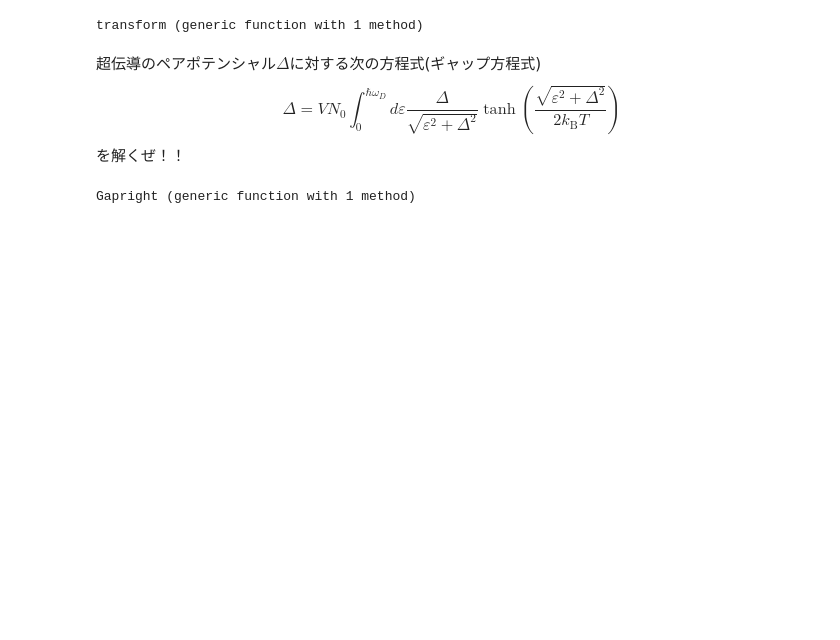
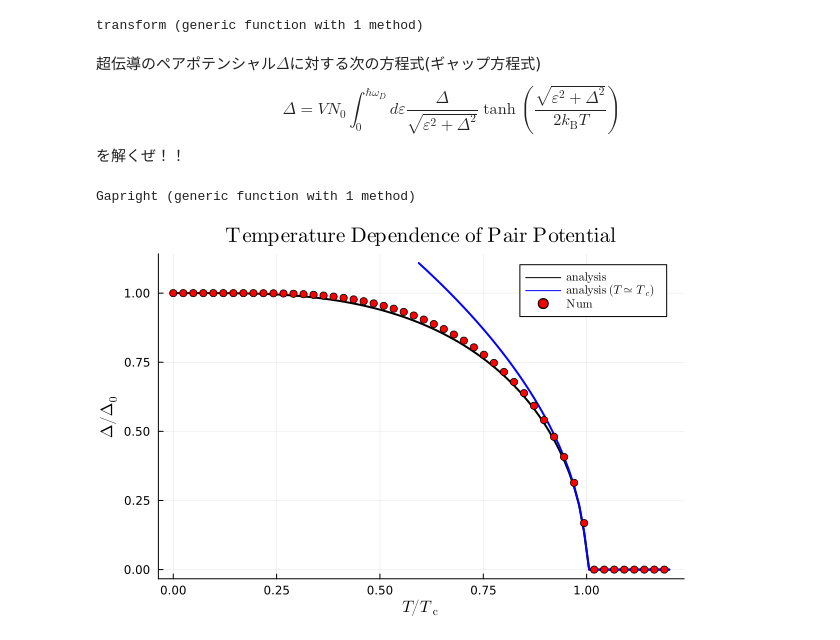
Before and after one commit to HironeIshida/GapEquation_numcal, a Jupyter notebook: Gapequation.ipynb, the cells around one changed output. Saved outputs shown, nothing was run; the diff lists cells and outputs as text; code cells hidden in the pictures; blank space fills up the shorter version.

```diff
--- a/Gapequation.ipynb
+++ b/Gapequation.ipynb
@@ -105,34 +105,36 @@ end
 # %%
 #グラフの作成
 p = plot()
 
 #全区間近似式
 plot!(p, kTs/kTc_analysis, ΔTcs/Δ0,
         label = L"\mathrm{analysis}",
         linecolor = :black,
         linewidth = 2,)
 
 #Tc付近の近侍式
-plot!(p, kTs[Int64(0.6*N):N]/kTc_analysis, ΔTcs_app[Int64(0.6*N):N]/Δ0,
+plot!(p, kTs[Int64(0.5*N):N]/kTc_analysis, ΔTcs_app[Int64(0.5*N):N]/Δ0,
         label = L"\mathrm{analysis}~(T \simeq T_c)",
         linewidth = 2,
         linecolor = :blue)
 
 #数値解析結果
 plot!(p, kTs[1:2:end]/kTc_analysis, ans[1:2:end]/ans[1],
         title = L"\mathrm{Temperature~Dependence~of~Pair~Potential}",
         label = L"\mathrm{Num}",
         xlabel = L"T/T_\mathrm{c}",
         ylabel = L"\Delta/\Delta_0",
         markershape = :circle,
         linewidth = 0,
         background_color_legend	 = :white,
         markercolor = :red,
         linealpha = 0.0)
 
 savefig("Gap_plot.pdf")
 
 p
+# %% [output]
+[figure, added]
 # %%
 #誤差のプロット
 error = [log10(abs(ans[i]-ΔTcs[i])) for i in 1:N]
```
Also changed, not shown: parts of 1 cell of this notebook.
